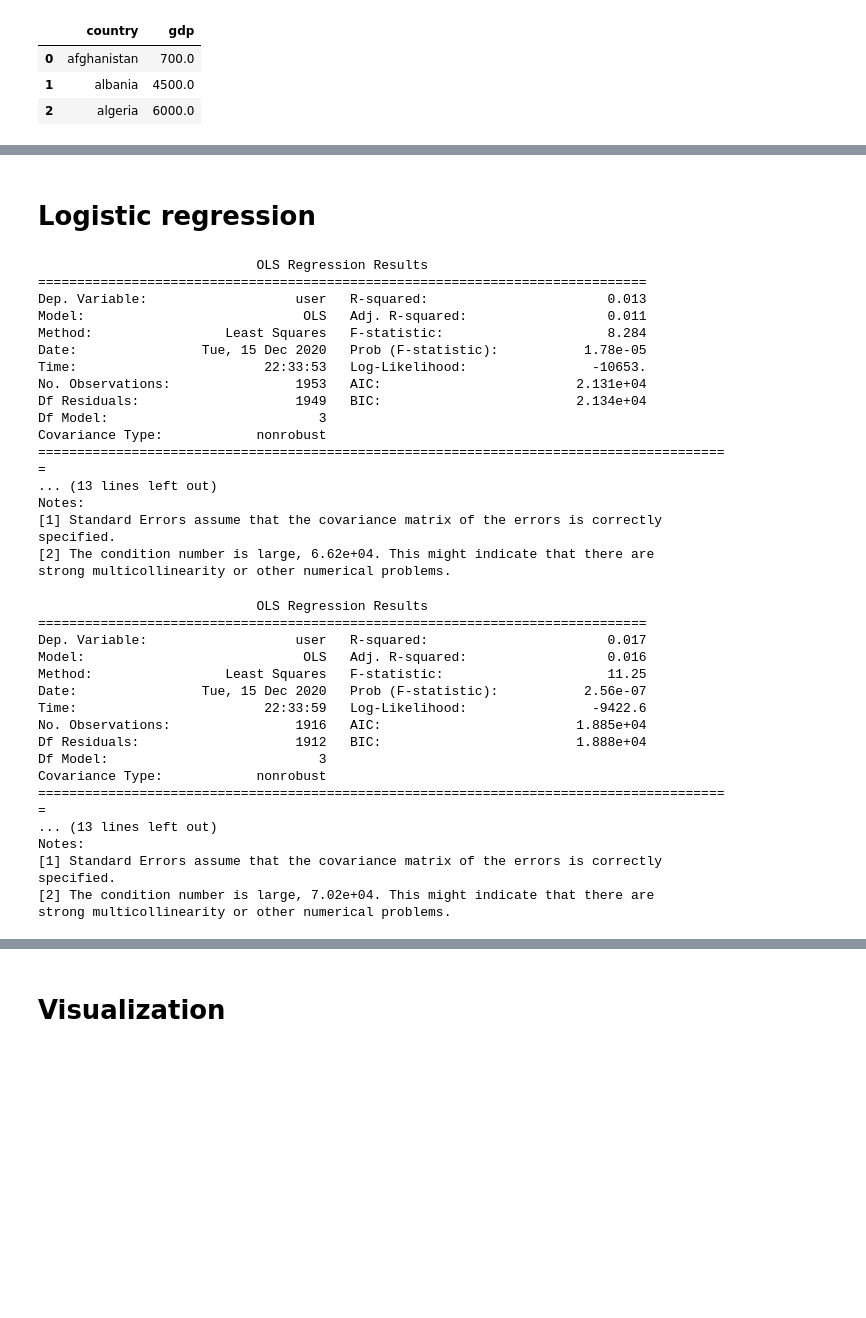
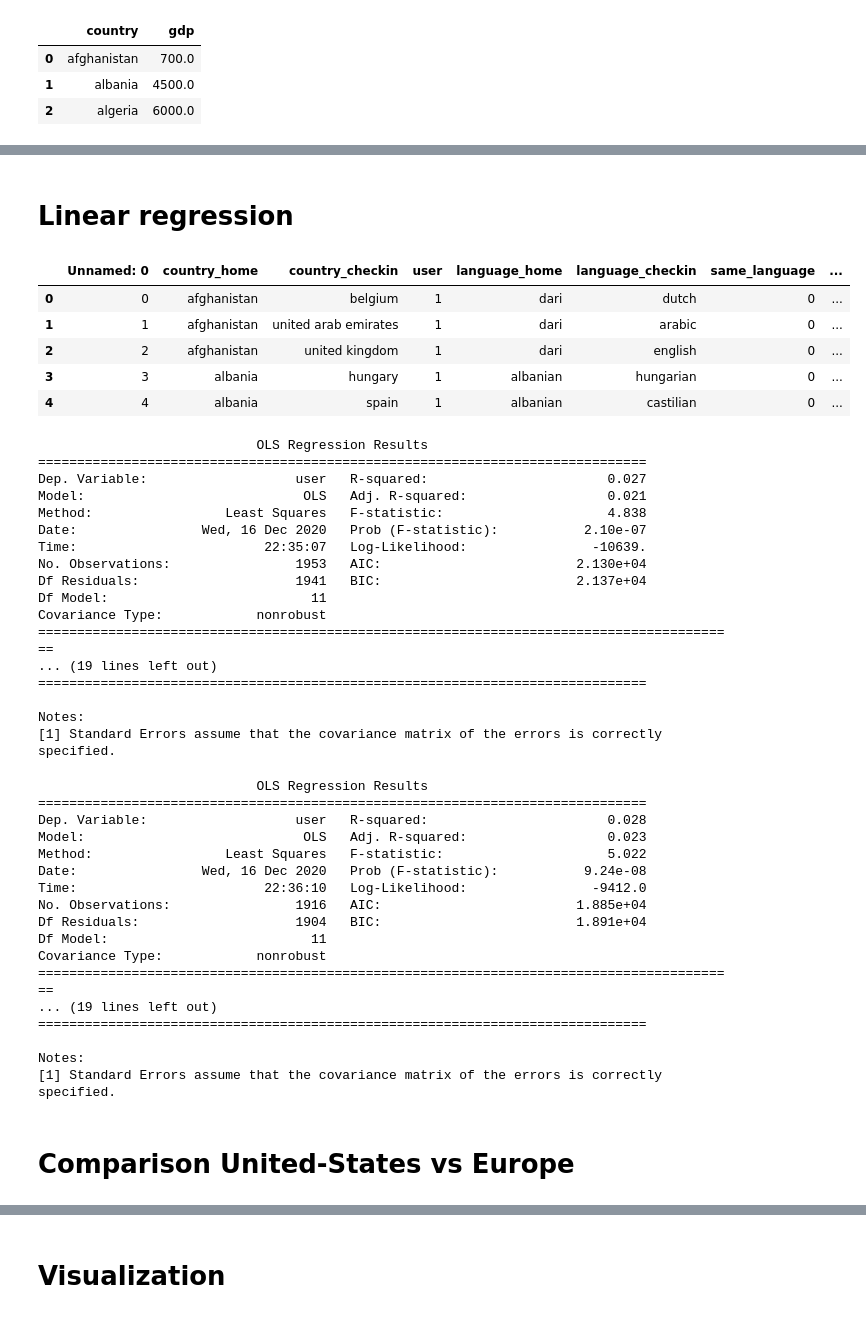
Before and after one commit to epfl-ada/ada-2020-project-milestone-p3-p3_runtime-error, a Jupyter notebook: creative_extension.ipynb, the cells around one changed output, grey strips where cells are left out. Drawn from its saved outputs; the diff is of its cells as text; code cells hidden in the pictures; blank space fills up the shorter version.

```diff
--- a/creative_extension.ipynb
+++ b/creative_extension.ipynb
@@ -29,6 +29,9 @@ BRIGHTKITE_TRIPS = DATA_FOLDER+"country_brightkite_trips.csv"
 GOWALLA_TRIPS = DATA_FOLDER+"country_gowalla_trips.csv"
 COUNTRIES_GDP = DATA_FOLDER+"countries_of_the_world.csv"
 
+BRIGHTKITE_TRIPS_FULL = DATA_FOLDER+"brightkite_trips_full_infos.csv"
+GOWALLA_TRIPS_FULL = DATA_FOLDER+"gowalla_trips_full_infos.csv"
+
 gowalla_checkins = pd.read_csv(GOWALLA_CHECKINS_DATASET, delimiter = ',', usecols = [1,2,3,4,5])
 brightkite_checkins = pd.read_csv(BRIGHTKITE_CHECKINS_DATASET, delimiter = ',', usecols = [1,2,3,4,5])
 population = pd.read_csv(POPULATION_DATASET, index_col = 0, names = ['country', 'population'], header = 0)
@@ -39,6 +42,8 @@ languages = pd.read_excel(LANGUAGE_COUNTRIES, names = ['country', 'language'])
 languages2 = pd.read_excel(LANGUAGE_COUNTRIES_BIS, names = ['country', 'language'])
 brightkite_trips = pd.read_csv(BRIGHTKITE_TRIPS)
 gowalla_trips = pd.read_csv(GOWALLA_TRIPS)
+brightkite_trips_full = pd.read_csv(BRIGHTKITE_TRIPS_FULL)
+gowalla_trips_full = pd.read_csv(GOWALLA_TRIPS_FULL)
 countries_gdp = pd.read_csv(COUNTRIES_GDP, delimiter = ',', usecols = [0, 8], names = ['country', 'gdp'], header = 0)
 # %% [markdown]
 ## Cleaning the data
@@ -623,4 +628,13 @@ gowalla_trips.sample(3)
 gowalla_trips.to_csv('gowalla_trips_full_infos.csv')
 brightkite_trips.to_csv('brightkite_trips_full_infos.csv')
 # %% [markdown]
-# Logistic regression
+# Linear regression
+# %%
+gowalla_trips_full.head()
+# %% [output]
+|  | Unnamed: 0 | country_home | country_checkin | user | language_home | language_checkin | same_language | ... |
+| 0 | 0 | afghanistan | belgium | 1 | dari | dutch | 0 | ... |
+| 1 | 1 | afghanistan | united arab emirates | 1 | dari | arabic | 0 | ... |
+| 2 | 2 | afghanistan | united kingdom | 1 | dari | english | 0 | ... |
+| 3 | 3 | albania | hungary | 1 | albanian | hungarian | 0 | ... |
+| 4 | 4 | albania | spain | 1 | albanian | castilian | 0 | ... |
@@ -627,24 +644,26 @@ brightkite_trips.to_csv('brightkite_trips_full_infos.csv')
 # %%
 import statsmodels.api as sm
 import statsmodels.formula.api as smf
-mod = smf.ols(formula='user ~  distance + gdp_difference + C(same_language)', data=gowalla_trips)
+mod = smf.ols(formula='user ~  distance + gdp_difference + C(same_language) \
+              + I(distance**2) + I(gdp_difference**2) + I(distance**3) + I(gdp_difference**3) \
+              + I(distance**4) + I(gdp_difference**4) + I(distance**5) + I(gdp_difference**5)', data=gowalla_trips_full)
 res = mod.fit()
 print(res.summary())
 # %% [output]
                             OLS Regression Results
 ==============================================================================
-Dep. Variable:                   user   R-squared:                       0.013
-Model:                            OLS   Adj. R-squared:                  0.011
-Method:                 Least Squares   F-statistic:                     8.284
-Date:                Tue, 15 Dec 2020   Prob (F-statistic):           1.78e-05
-Time:                        22:33:53   Log-Likelihood:                -10653.
-No. Observations:                1953   AIC:                         2.131e+04
-Df Residuals:                    1949   BIC:                         2.134e+04
-Df Model:                           3
+Dep. Variable:                   user   R-squared:                       0.027
+Model:                            OLS   Adj. R-squared:                  0.021
+Method:                 Least Squares   F-statistic:                     4.838
+Date:                Wed, 16 Dec 2020   Prob (F-statistic):           2.10e-07
+Time:                        22:35:07   Log-Likelihood:                -10639.
+No. Observations:                1953   AIC:                         2.130e+04
+Df Residuals:                    1941   BIC:                         2.137e+04
+Df Model:                          11
 Covariance Type:            nonrobust
-=========================================================================================
-... (13 lines left out)
+==========================================================================================
+... (19 lines left out)
+==============================================================================
+
 Notes:
 [1] Standard Errors assume that the covariance matrix of the errors is correctly specified.
-[2] The condition number is large, 6.62e+04. This might indicate that there are
-strong multicollinearity or other numerical problems.
@@ -651,22 +673,26 @@ strong multicollinearity or other numerical problems.
 # %%
-mod = smf.ols(formula='user ~  distance + gdp_difference + C(same_language)', data=brightkite_trips)
+mod = smf.ols(formula='user ~  distance + gdp_difference + C(same_language) \
+              + I(distance**2) + I(gdp_difference**2) + I(distance**3) + I(gdp_difference**3) \
+              + I(distance**4) + I(gdp_difference**4) + I(distance**5) + I(gdp_difference**5)', data=brightkite_trips_full)
 res = mod.fit()
 print(res.summary())
 # %% [output]
                             OLS Regression Results
 ==============================================================================
-Dep. Variable:                   user   R-squared:                       0.017
-Model:                            OLS   Adj. R-squared:                  0.016
-Method:                 Least Squares   F-statistic:                     11.25
-Date:                Tue, 15 Dec 2020   Prob (F-statistic):           2.56e-07
-Time:                        22:33:59   Log-Likelihood:                -9422.6
+Dep. Variable:                   user   R-squared:                       0.028
+Model:                            OLS   Adj. R-squared:                  0.023
+Method:                 Least Squares   F-statistic:                     5.022
+Date:                Wed, 16 Dec 2020   Prob (F-statistic):           9.24e-08
+Time:                        22:36:10   Log-Likelihood:                -9412.0
 No. Observations:                1916   AIC:                         1.885e+04
-Df Residuals:                    1912   BIC:                         1.888e+04
-Df Model:                           3
+Df Residuals:                    1904   BIC:                         1.891e+04
+Df Model:                          11
 Covariance Type:            nonrobust
-=========================================================================================
-... (13 lines left out)
+==========================================================================================
+... (19 lines left out)
+==============================================================================
+
 Notes:
 [1] Standard Errors assume that the covariance matrix of the errors is correctly specified.
-[2] The condition number is large, 7.02e+04. This might indicate that there are
-strong multicollinearity or other numerical problems.
+# %% [markdown]
+# Comparison United-States vs Europe
```
Also changed, not shown: parts of 3 cells of this notebook.
